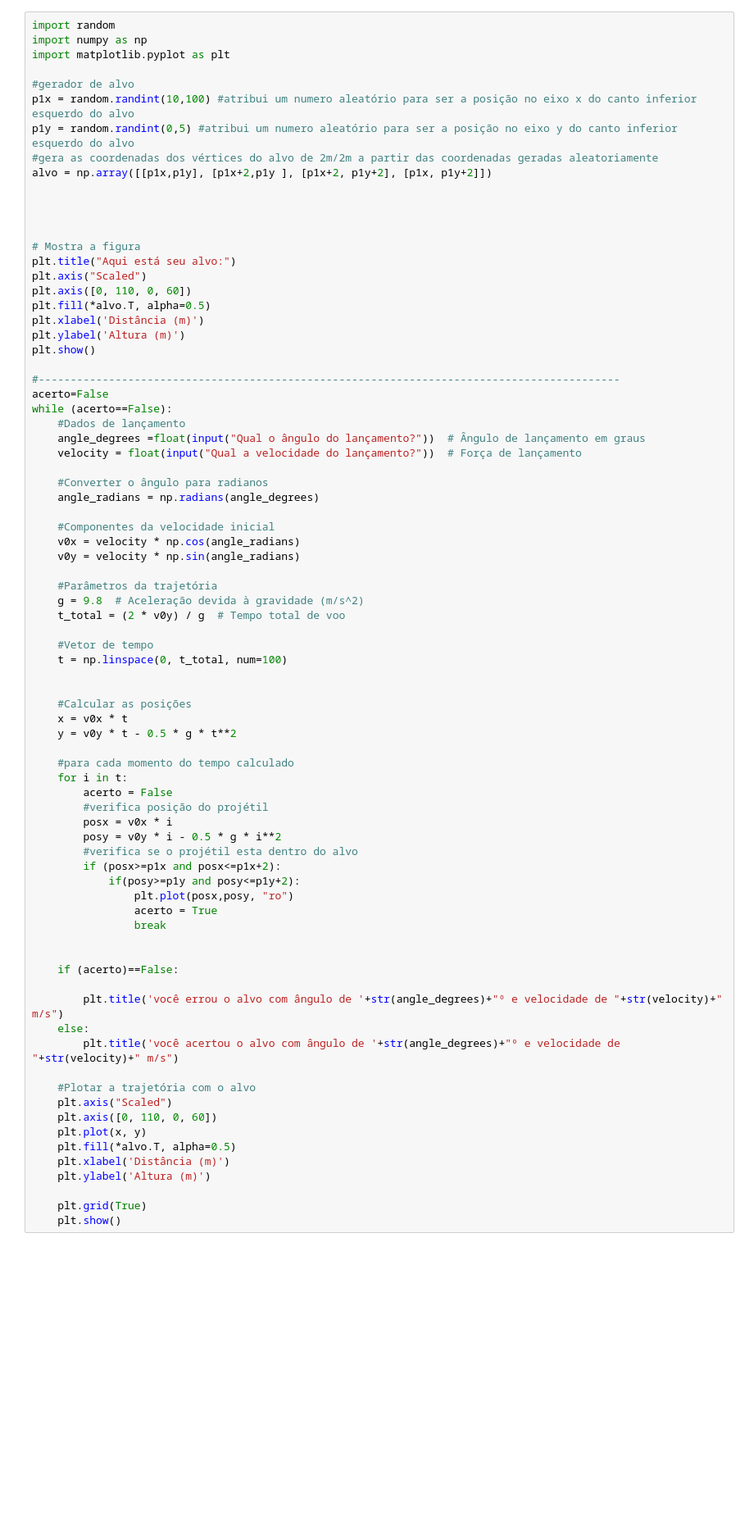
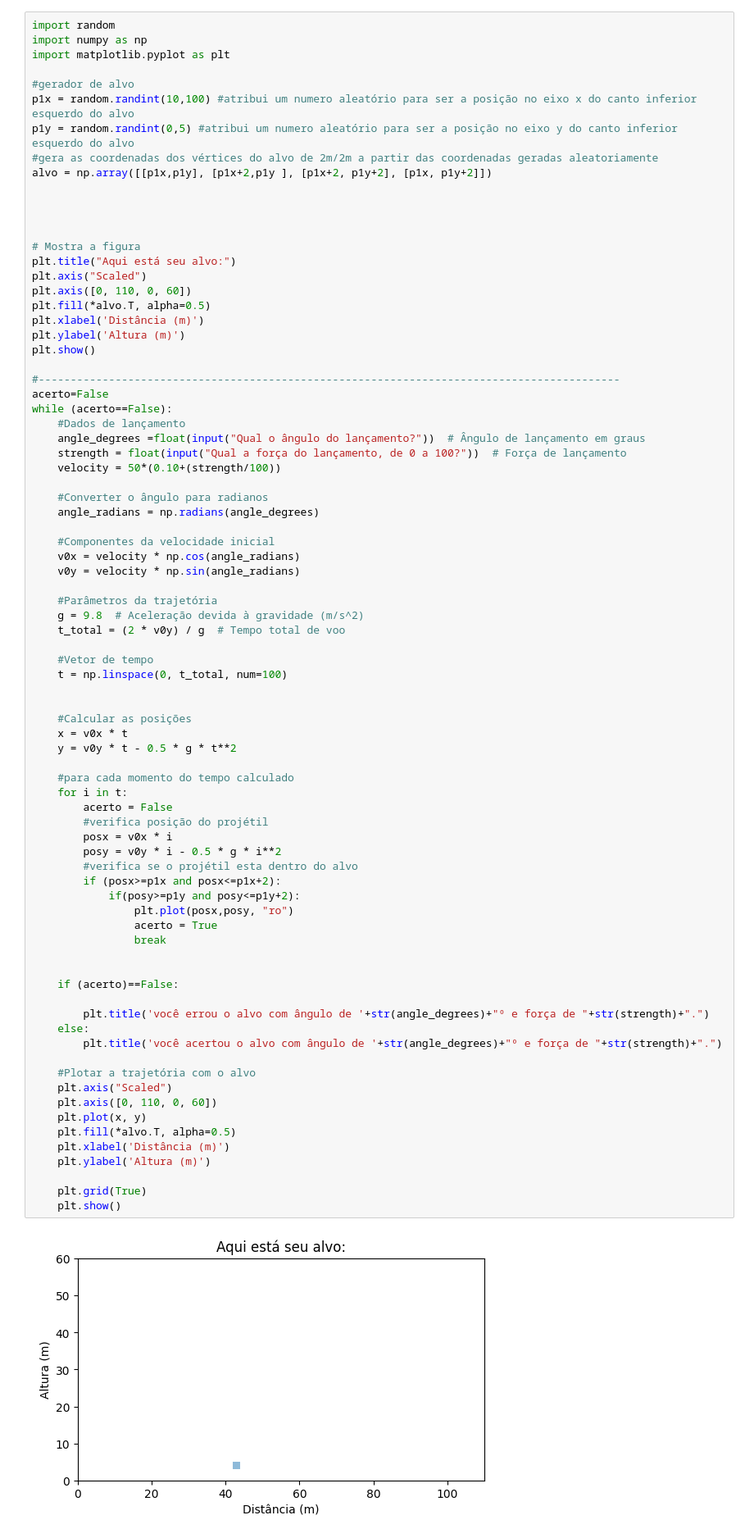
Before and after one commit to gabrieltravaini-USJT/a3---estruturas-matematicas, a Jupyter notebook: trajetoria.ipynb, the cells around one changed output. Shown at 82% size. Cells and saved outputs as stored; diff of their text form; blank space fills up the shorter version.

Commit message:
ajustada entrada de força conforme orientação do professor

```diff
--- a/trajetoria.ipynb
+++ b/trajetoria.ipynb
@@ -26,7 +26,8 @@ acerto=False
 while (acerto==False):
     #Dados de lançamento
     angle_degrees =float(input("Qual o ângulo do lançamento?"))  # Ângulo de lançamento em graus
-    velocity = float(input("Qual a velocidade do lançamento?"))  # Força de lançamento
+    strength = float(input("Qual a força do lançamento, de 0 a 100?"))  # Força de lançamento
+    velocity = 50*(0.10+(strength/100))
 
     #Converter o ângulo para radianos
     angle_radians = np.radians(angle_degrees)
@@ -48,32 +49,34 @@ while (acerto==False):
     y = v0y * t - 0.5 * g * t**2
 
     #para cada momento do tempo calculado
     for i in t:
         acerto = False
         #verifica posição do projétil
         posx = v0x * i
         posy = v0y * i - 0.5 * g * i**2
         #verifica se o projétil esta dentro do alvo
         if (posx>=p1x and posx<=p1x+2):
             if(posy>=p1y and posy<=p1y+2):
                 plt.plot(posx,posy, "ro")
                 acerto = True
                 break
 
 
     if (acerto)==False:
 
-        plt.title('você errou o alvo com ângulo de '+str(angle_degrees)+"º e velocidade de "+str(velocity)+" m/s")
+        plt.title('você errou o alvo com ângulo de '+str(angle_degrees)+"º e força de "+str(strength)+".")
     else:
-        plt.title('você acertou o alvo com ângulo de '+str(angle_degrees)+"º e velocidade de "+str(velocity)+" m/s")
+        plt.title('você acertou o alvo com ângulo de '+str(angle_degrees)+"º e força de "+str(strength)+".")
 
     #Plotar a trajetória com o alvo
     plt.axis("Scaled")
     plt.axis([0, 110, 0, 60])
     plt.plot(x, y)
     plt.fill(*alvo.T, alpha=0.5)
     plt.xlabel('Distância (m)')
     plt.ylabel('Altura (m)')
 
     plt.grid(True)
     plt.show()
+# %% [output]
+[figure, added]
```
Also changed, not shown: parts of 1 cell of this notebook.
